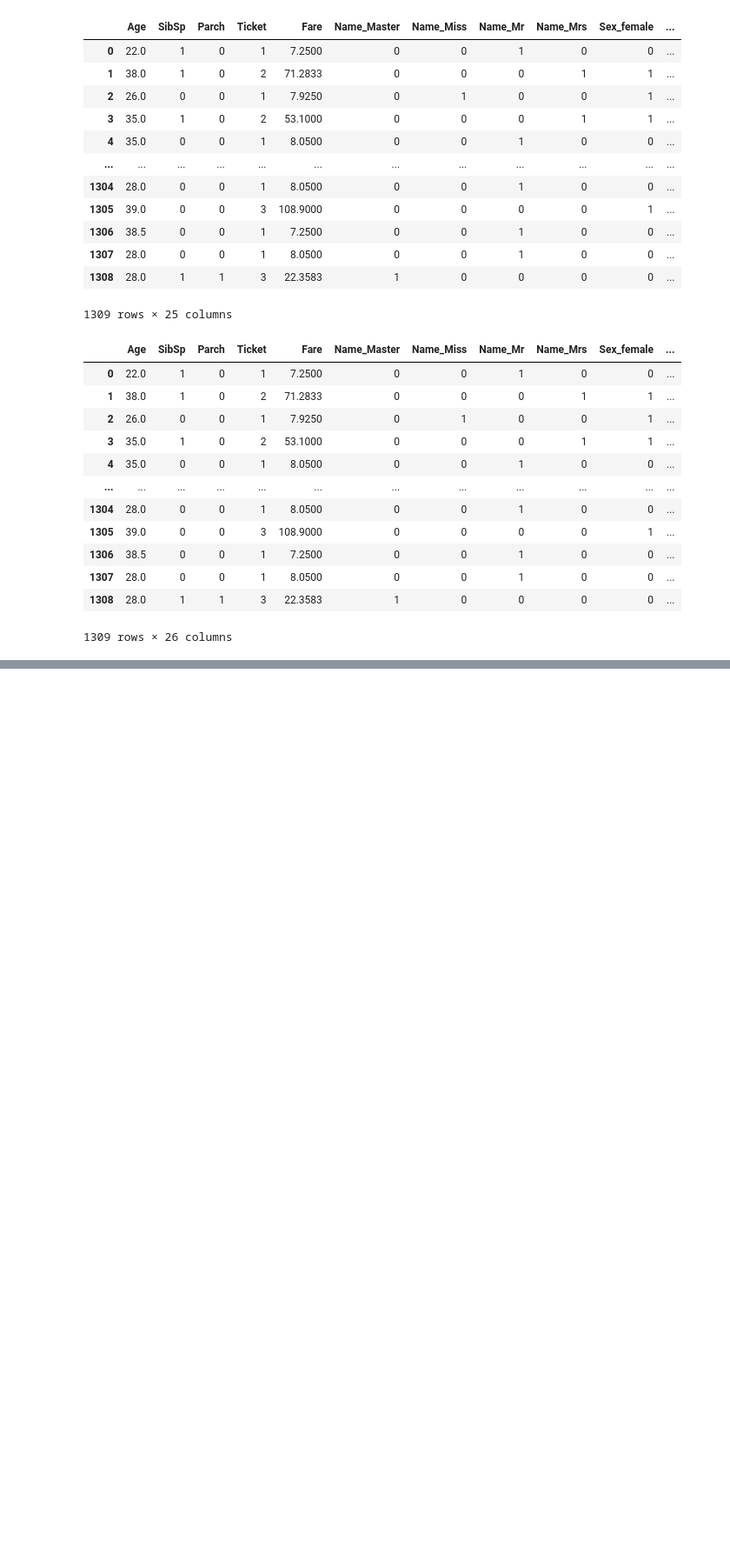
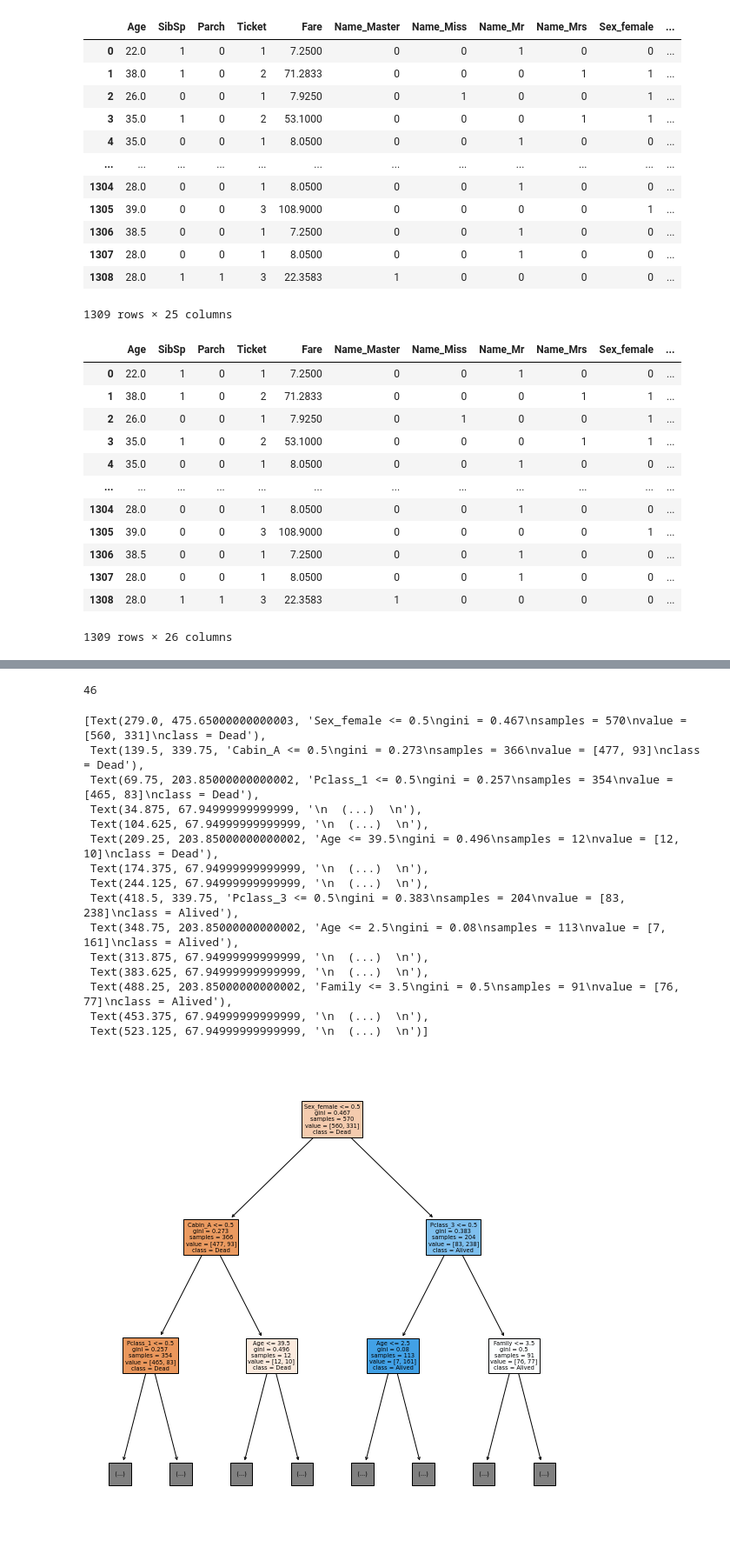
Before and after one commit to kurtlee1984/20210602, a Jupyter notebook: Titanic.ipynb, the cells around one changed output, grey strips where cells are left out. Shown at 87% size. Drawn from its saved outputs; the diff is of its cells as text; code cells hidden in the pictures; blank space fills up the shorter version.

```diff
--- a/Titanic.ipynb
+++ b/Titanic.ipynb
@@ -132,0 +139,4 @@ data
+# %%
+x_train = data.iloc[:train_df.shape[0]]
+y_train = train_df["Survived"]
+x_predict = data.iloc[train_df.shape[0]:]
@@ -132,0 +159,14 @@ data
+# %%
+import numpy as np
+from sklearn.model_selection import GridSearchCV
+from sklearn.model_selection import cross_val_score
+from sklearn.ensemble import RandomForestClassifier
+params = {
+    "n_estimators" : range(20, 100),
+    "max_depth" : range(3, 11)
+}
+clf = RandomForestClassifier()
+cv = GridSearchCV(clf, params, cv=10, n_jobs=-1)
+cv.fit(x_train, y_train)
+print(cv.best_score_)
+print(cv.best_params_)
@@ -132,0 +184,10 @@ data
+# %%
+clf = RandomForestClassifier(n_estimators=46, max_depth=8)
+clf.fit(x_train, y_train)
+pre = clf.predict(x_predict)
+df = pd.DataFrame({
+    "PassengerId":test_df["PassengerId"],
+    "Survived":pre
+})
+df.to_csv("rf.csv", encoding="utf-8", index=False)
+df
@@ -132,0 +208,28 @@ data
+# %%
+import matplotlib.pyplot as plt
+from sklearn.tree import plot_tree
+print(len(clf.estimators_))
+plt.figure(figsize=(10, 10))
+plot_tree(clf.estimators_[2],
+          feature_names=data.columns,
+          class_names=["Dead", "Alived"],
+          max_depth=2,
+          filled=True)
+# %% [output]
+46
+[Text(279.0, 475.65000000000003, 'Sex_female <= 0.5\ngini = 0.467\nsamples = 570\nvalue = [560, 331]\nclass = Dead'),
+ Text(139.5, 339.75, 'Cabin_A <= 0.5\ngini = 0.273\nsamples = 366\nvalue = [477, 93]\nclass = Dead'),
+ Text(69.75, 203.85000000000002, 'Pclass_1 <= 0.5\ngini = 0.257\nsamples = 354\nvalue = [465, 83]\nclass = Dead'),
+ Text(34.875, 67.94999999999999, '\n  (...)  \n'),
+ Text(104.625, 67.94999999999999, '\n  (...)  \n'),
+ Text(209.25, 203.85000000000002, 'Age <= 39.5\ngini = 0.496\nsamples = 12\nvalue = [12, 10]\nclass = Dead'),
+ Text(174.375, 67.94999999999999, '\n  (...)  \n'),
+ Text(244.125, 67.94999999999999, '\n  (...)  \n'),
+ Text(418.5, 339.75, 'Pclass_3 <= 0.5\ngini = 0.383\nsamples = 204\nvalue = [83, 238]\nclass = Alived'),
+ Text(348.75, 203.85000000000002, 'Age <= 2.5\ngini = 0.08\nsamples = 113\nvalue = [7, 161]\nclass = Alived'),
+ Text(313.875, 67.94999999999999, '\n  (...)  \n'),
+ Text(383.625, 67.94999999999999, '\n  (...)  \n'),
+ Text(488.25, 203.85000000000002, 'Family <= 3.5\ngini = 0.5\nsamples = 91\nvalue = [76, 77]\nclass = Alived'),
+ Text(453.375, 67.94999999999999, '\n  (...)  \n'),
+ Text(523.125, 67.94999999999999, '\n  (...)  \n')]
+[figure, added]
```
Also changed, not shown: parts of 12 cells of this notebook.
